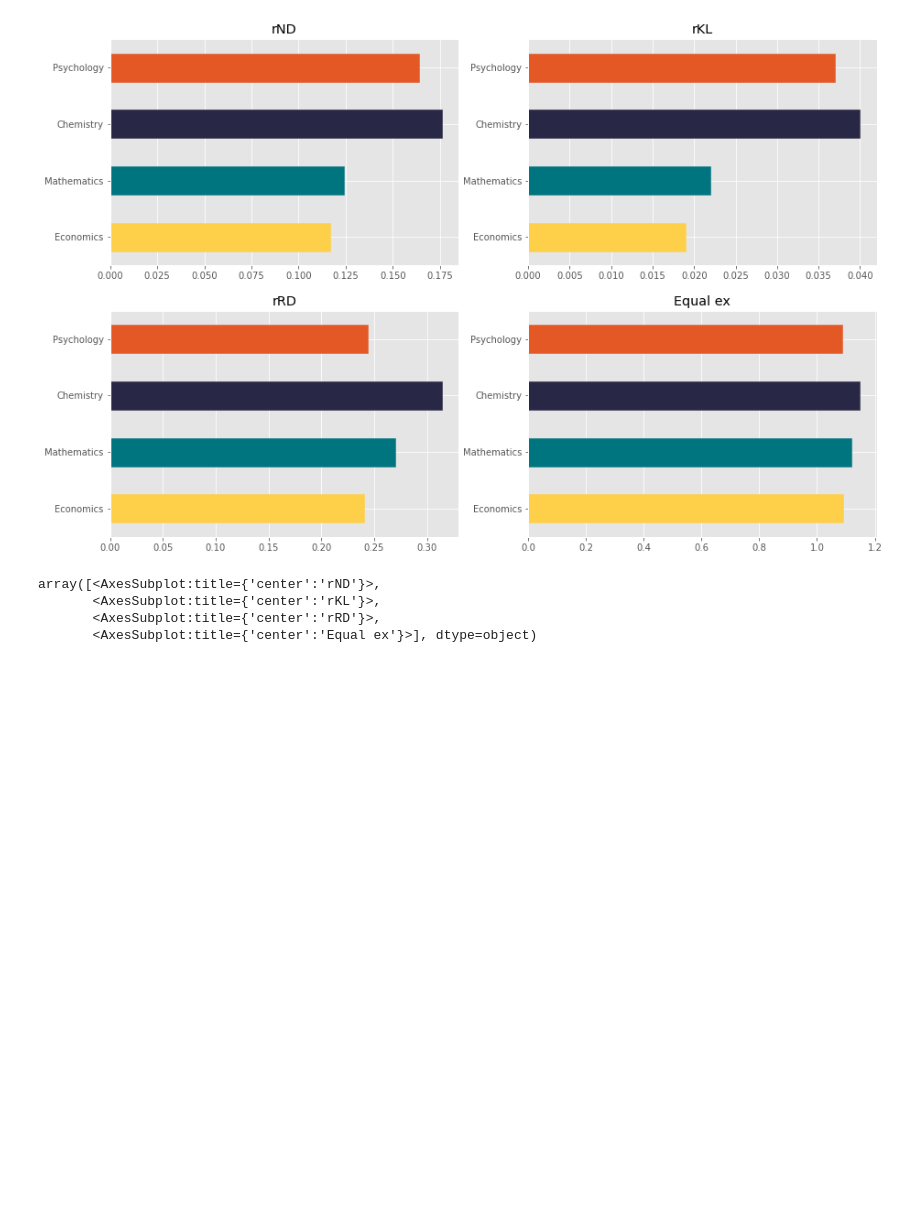
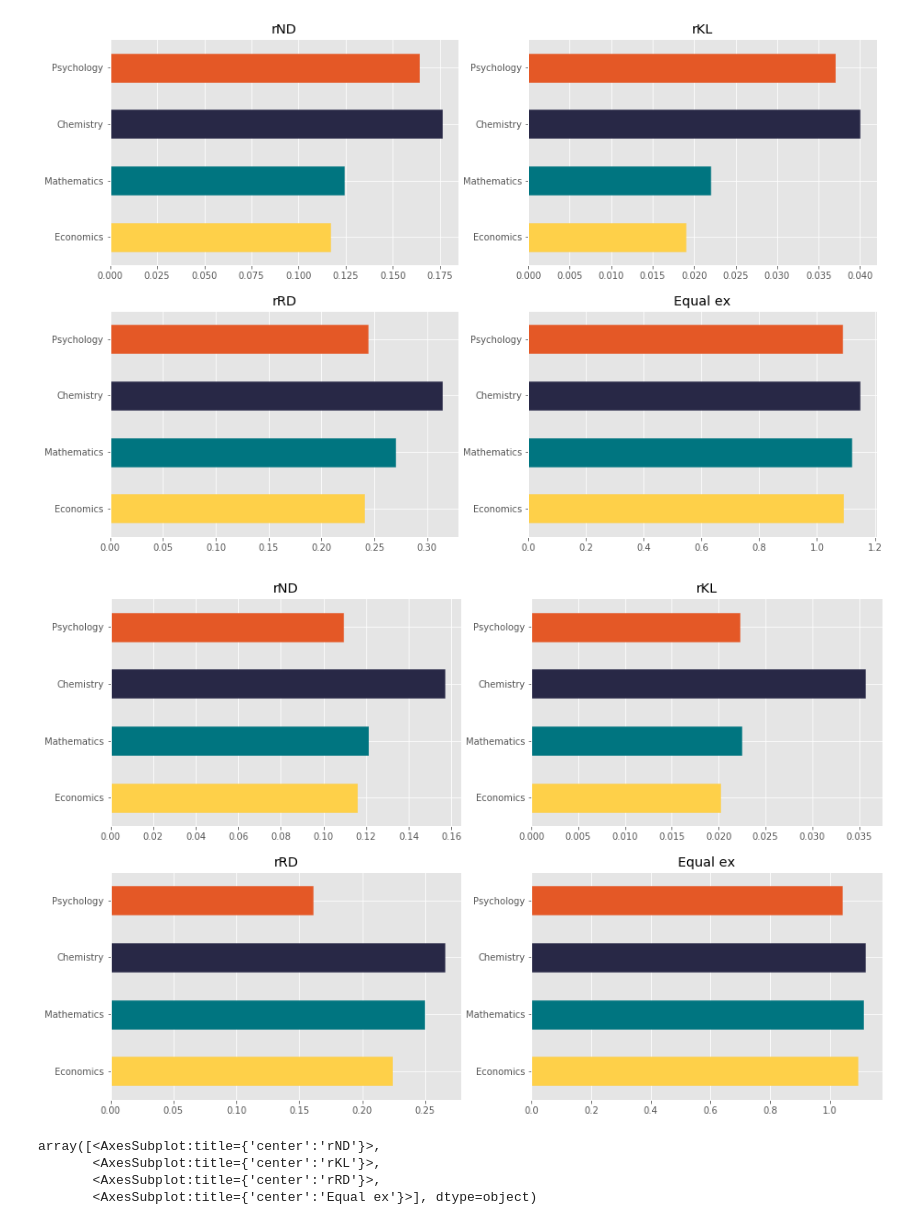
Before and after one commit to buschbirk/CentralityFairness, a Jupyter notebook: Network visualizations.ipynb, the cells around one changed output. Cells and saved outputs as stored; diff of their text form; code cells hidden in the pictures; blank space fills up the shorter version.

```diff
--- a/Network visualizations.ipynb
+++ b/Network visualizations.ipynb
@@ -391,6 +391,29 @@ for chart in output.flatten():
 plt.show()
 # %% [output]
 [figure]
+# %%
+data = [[0.11593, 0.02018, 0.223787, 1.09122],
+        [0.121057, 0.022437, 0.24905, 1.1097050],
+        [0.156861, 0.035671, 0.2654512,1.11853],
+        [0.10930,0.02223, 0.16049, 1.04017]]
+
+names = ['Economics', 'Mathematics', 'Chemistry', 'Psychology']
+
+fairness_df = pd.DataFrame(data, columns=['rND', 'rKL', 'rRD', 'Equal ex'],
+                           index=names)
+
+output = fairness_df.plot(kind='barh', subplots=True, layout=(2,2), sharex=False,
+                         legend=None)
+
+colors = ['#fed049', '#007580', '#282846', '#e45826']
+
+for chart in output.flatten():
+    for idx, patch in enumerate(chart.patches):
+        patch.set_color(colors[idx])
+
+plt.show()
+# %% [output]
+[figure, added]
 # %%
 output.flatten()
 # %% [output]
```
Also changed, not shown: parts of 3 cells of this notebook, 13 other files.
